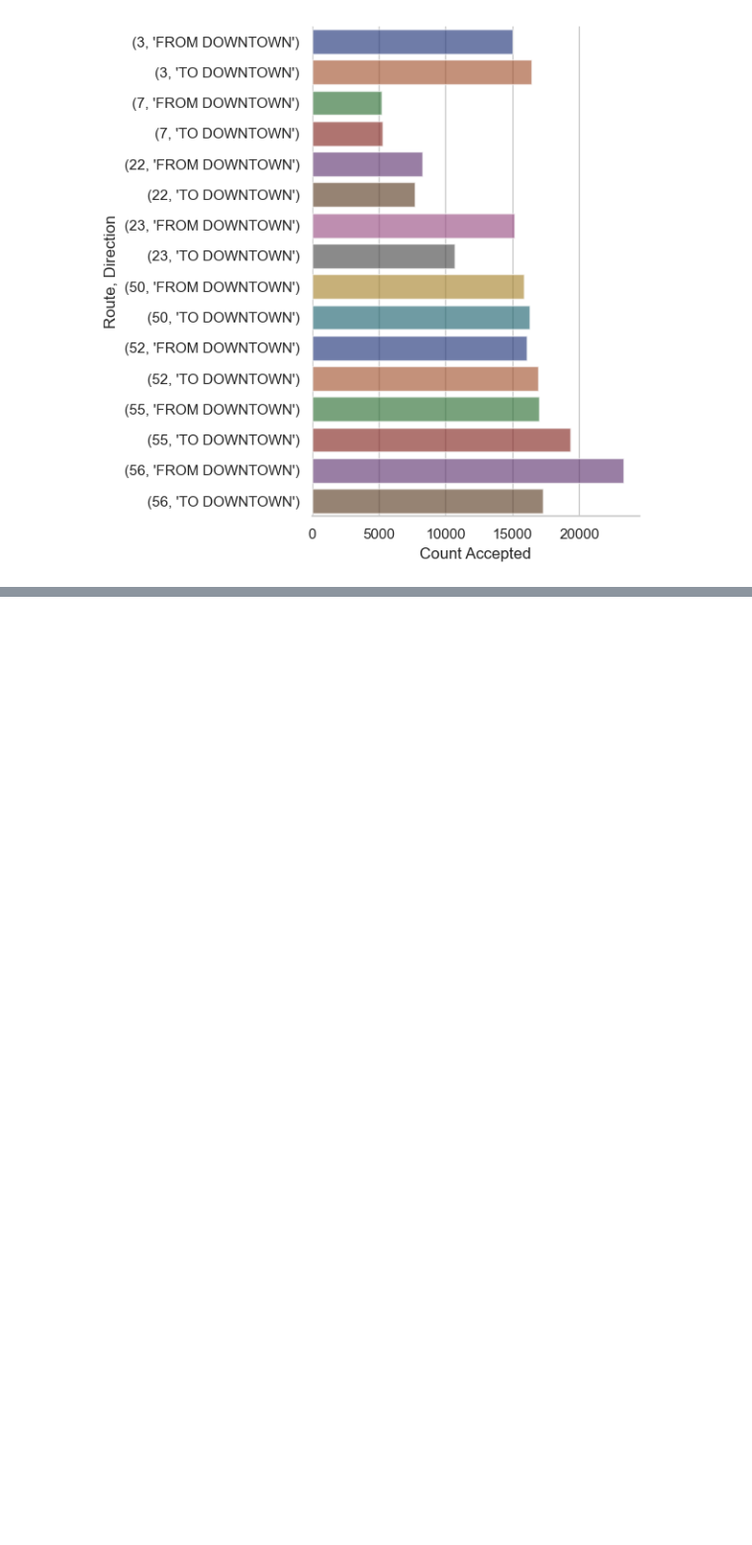
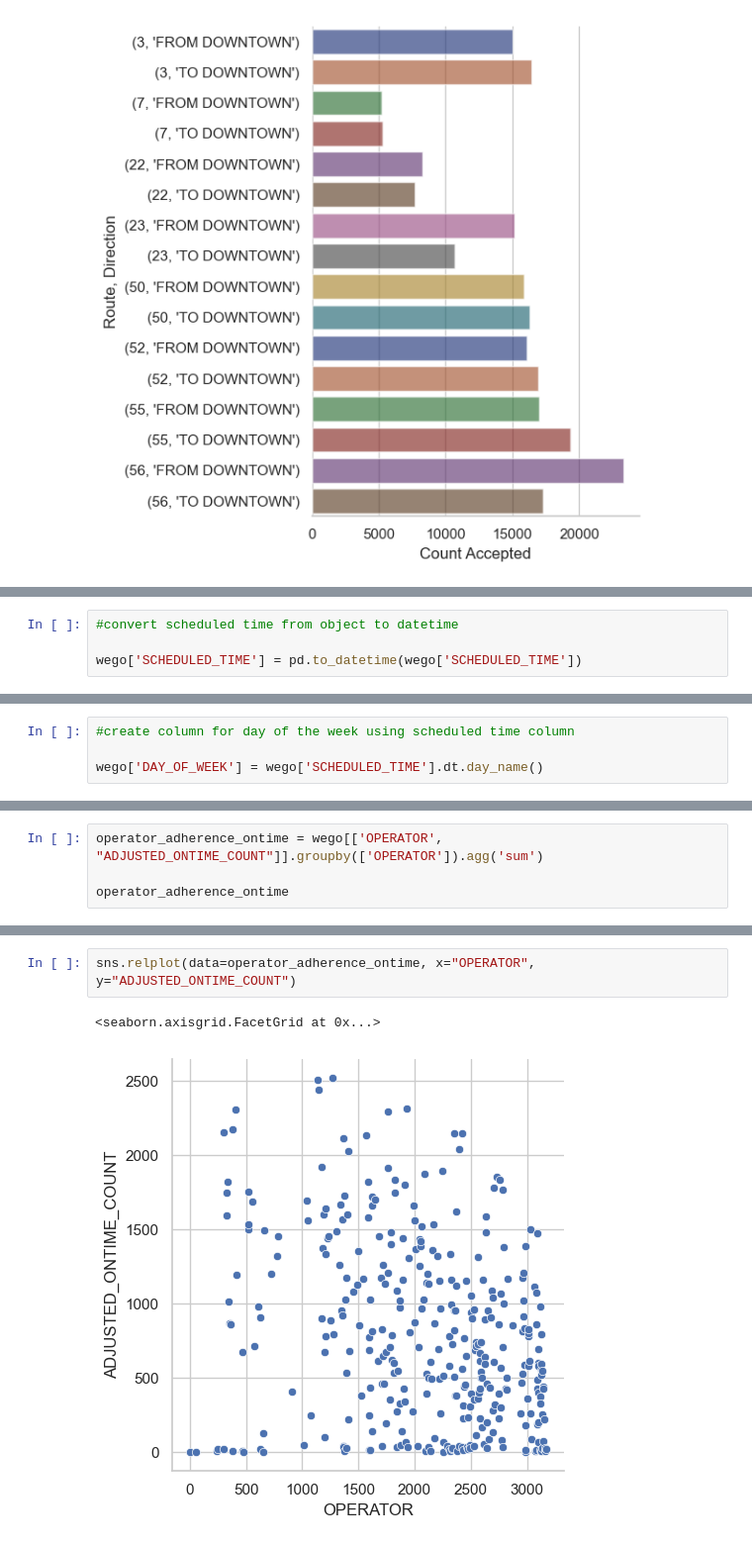
Before and after one commit to NSS-Data-Analytics-Cohort-11/wego-raiders, a Jupyter notebook: notebooks/Wego Project.ipynb, the cells around one changed output, grey strips where cells are left out. Shown at 99% size. Saved outputs shown, nothing was run; the diff lists cells and outputs as text; blank space fills up the shorter version.

```diff
--- a/notebooks/Wego Project.ipynb
+++ b/notebooks/Wego Project.ipynb
@@ -1204,0 +1214,4 @@ AttributeError: 'NoneType' object has no attribute 'set_title'
+# %%
+#convert scheduled time from object to datetime
+
+wego['SCHEDULED_TIME'] = pd.to_datetime(wego['SCHEDULED_TIME'])
@@ -1204,0 +1250,4 @@ AttributeError: 'NoneType' object has no attribute 'set_title'
+# %%
+#create column for day of the week using scheduled time column
+
+wego['DAY_OF_WEEK'] = wego['SCHEDULED_TIME'].dt.day_name()
@@ -1204,0 +1348,4 @@ AttributeError: 'NoneType' object has no attribute 'set_title'
+# %%
+operator_adherence_ontime = wego[['OPERATOR', "ADJUSTED_ONTIME_COUNT"]].groupby(['OPERATOR']).agg('sum')
+
+operator_adherence_ontime
@@ -1204,0 +1367,5 @@ AttributeError: 'NoneType' object has no attribute 'set_title'
+# %%
+sns.relplot(data=operator_adherence_ontime, x="OPERATOR", y="ADJUSTED_ONTIME_COUNT")
+# %% [output]
+<seaborn.axisgrid.FacetGrid at 0x...>
+[figure, added]
```
Also changed, not shown: parts of 24 cells of this notebook.
